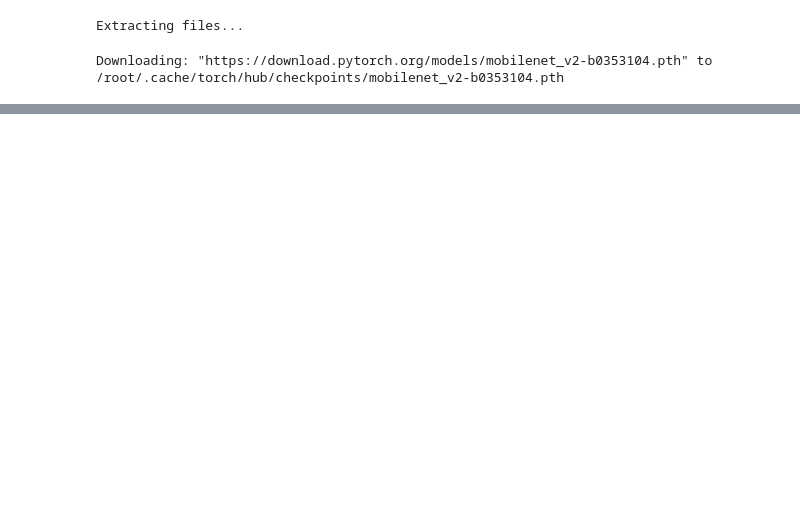
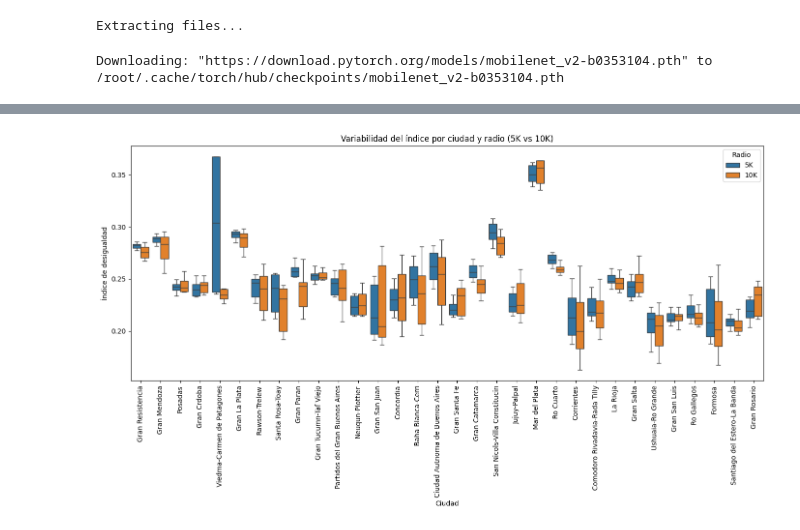
Before and after one commit to LCaravaggio/FelicidadDesigualdad, a Jupyter notebook: Sensibilidad_centroides.ipynb, the cells around one changed output, grey strips where cells are left out. Drawn from its saved outputs; the diff is of its cells as text; code cells hidden in the pictures; blank space fills up the shorter version.

```diff
--- a/Sensibilidad_centroides.ipynb
+++ b/Sensibilidad_centroides.ipynb
@@ -171,8 +82,8 @@ import os
 import shutil
 
 # Ruta de origen y destino
-src_dir = eph_todos+"/Imagenes4"
-dst_dir = eph_todos
+src_dir = eph2+"/Imagenes4"
+dst_dir = eph2
 
 # Crear lista de archivos
 archivos = os.listdir(src_dir)
@@ -334,0 +196,44 @@ Notes:
+# %%
+df = pd.DataFrame(resultados)
+
+# --- 3) Variabilidad separada para 5K y 10K ---
+variabilidad = (
+    df[df["Desplazamiento"]!="Central"]
+    .groupby(["Ciudad","Radio"])["Desigualdad"]
+    .agg(["mean","std"])
+    .reset_index()
+)
+
+# unir con valor central
+centrales_df = df[df["Desplazamiento"]=="Central"][["Ciudad","Radio","Desigualdad"]].rename(columns={"Desigualdad":"Central"})
+variabilidad = variabilidad.merge(centrales_df, on=["Ciudad","Radio"])
+variabilidad["Diff_mean_vs_central"] = variabilidad["mean"] - variabilidad["Central"]
+# %%
+import matplotlib.pyplot as plt
+import seaborn as sns
+
+# Filtramos solo las corridas (no Central)
+df_corridas = df[df["Desplazamiento"] != "Central"]
+
+# Ajustamos tamaño general del gráfico
+plt.figure(figsize=(14, 8))
+
+# Boxplot: ciudades en eje x, desigualdad en y, separado por Radio
+sns.boxplot(
+    data=df_corridas,
+    x="Ciudad",
+    y="Desigualdad",
+    hue="Radio",          # colores distintos para 5K y 10K
+    showfliers=False      # opcional para ocultar outliers extremos
+)
+
+# Rotar etiquetas para que entren
+plt.xticks(rotation=90)
+plt.title("Variabilidad del índice por ciudad y radio (5K vs 10K)")
+plt.xlabel("Ciudad")
+plt.ylabel("Índice de desigualdad")
+
+plt.tight_layout()
+plt.show()
+# %% [output]
+[figure, added]
```
Also changed, not shown: parts of 16 cells of this notebook.
